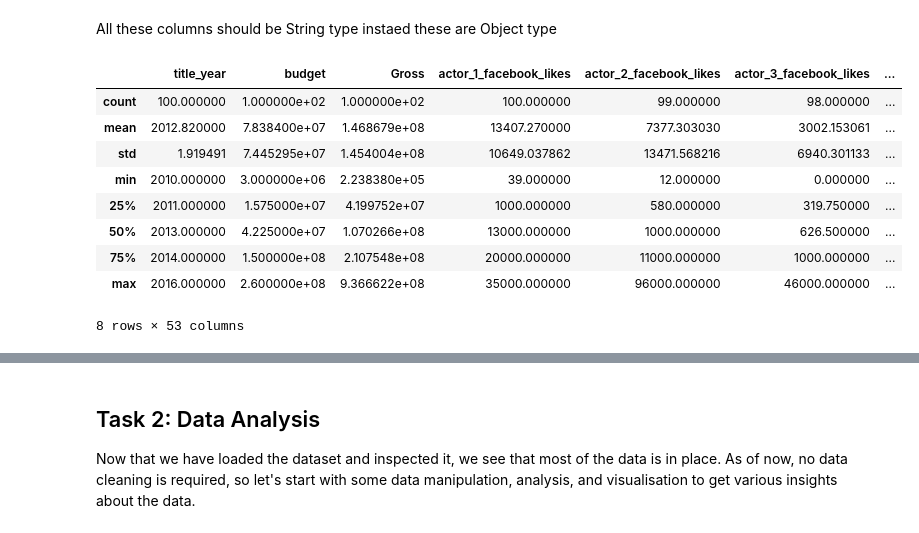
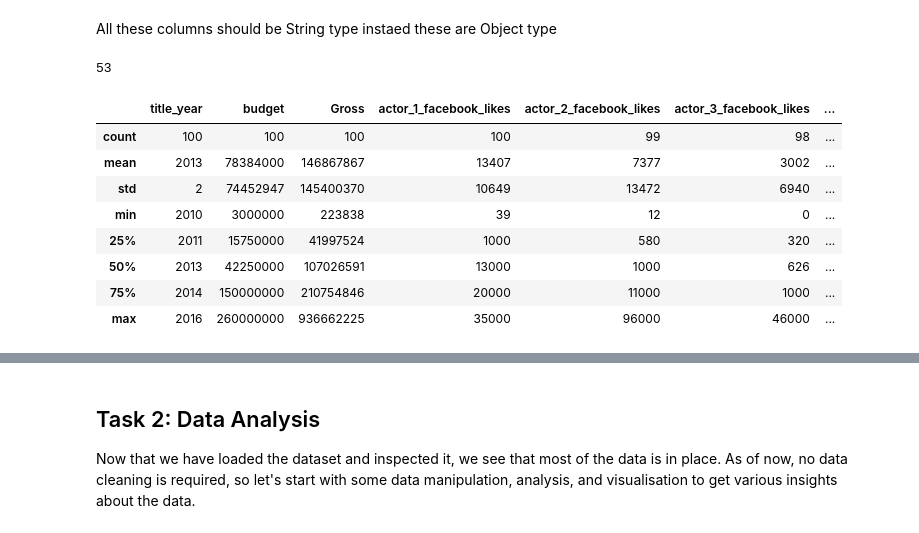
Before and after one commit to Rajesh2015/Logicmojo-AI-ML-Sept25-radash, a Jupyter notebook: EDA/IMDb+Movie+Assignment.ipynb, the cells around one changed output, grey strips where cells are left out. Saved outputs shown, nothing was run; the diff lists cells and outputs as text; code cells hidden in the pictures.

```diff
--- a/EDA/IMDb+Movie+Assignment.ipynb
+++ b/EDA/IMDb+Movie+Assignment.ipynb
@@ -13,6 +13,7 @@ import numpy as np
 import pandas as pd
 import seaborn as sns
 import matplotlib.pyplot as plt
+pd.set_option('display.float_format', '{:.0f}'.format)
 # %% [markdown]
 # <font color = blue> IMDb Movie Assignment </font>
 
@@ -108,15 +109,18 @@ Country is Object
 All these columns should be String type instaed these are Object type
 # %%
 # Check the summary for the numeric columns
-movie_df.describe(include=['int64', 'float64'])
+
+numeric_cols=list(filter(lambda x:movie_df[x].dtype in ['int64', 'float64'],all_cols))
+print(len(numeric_cols))
+movie_df[numeric_cols[0:15]].describe()
 # %% [output]
+53
 |  | title_year | budget | Gross | actor_1_facebook_likes | actor_2_facebook_likes | actor_3_facebook_likes | ... |
-| count | 100.000000 | 1.000000e+02 | 1.000000e+02 | 100.000000 | 99.000000 | 98.000000 | ... |
-| mean | 2012.820000 | 7.838400e+07 | 1.468679e+08 | 13407.270000 | 7377.303030 | 3002.153061 | ... |
-| std | 1.919491 | 7.445295e+07 | 1.454004e+08 | 10649.037862 | 13471.568216 | 6940.301133 | ... |
-| min | 2010.000000 | 3.000000e+06 | 2.238380e+05 | 39.000000 | 12.000000 | 0.000000 | ... |
-| 25% | 2011.000000 | 1.575000e+07 | 4.199752e+07 | 1000.000000 | 580.000000 | 319.750000 | ... |
-| 50% | 2013.000000 | 4.225000e+07 | 1.070266e+08 | 13000.000000 | 1000.000000 | 626.500000 | ... |
-| 75% | 2014.000000 | 1.500000e+08 | 2.107548e+08 | 20000.000000 | 11000.000000 | 1000.000000 | ... |
-| max | 2016.000000 | 2.600000e+08 | 9.366622e+08 | 35000.000000 | 96000.000000 | 46000.000000 | ... |
+| count | 100 | 100 | 100 | 100 | 99 | 98 | ... |
+| mean | 2013 | 78384000 | 146867867 | 13407 | 7377 | 3002 | ... |
+| std | 2 | 74452947 | 145400370 | 10649 | 13472 | 6940 | ... |
+| min | 2010 | 3000000 | 223838 | 39 | 12 | 0 | ... |
+| 25% | 2011 | 15750000 | 41997524 | 1000 | 580 | 320 | ... |
+| 50% | 2013 | 42250000 | 107026591 | 13000 | 1000 | 626 | ... |
+| 75% | 2014 | 150000000 | 210754846 | 20000 | 11000 | 1000 | ... |
+| max | 2016 | 260000000 | 936662225 | 35000 | 96000 | 46000 | ... |
-8 rows × 53 columns
```
Also changed, not shown: parts of 5 cells of this notebook.
